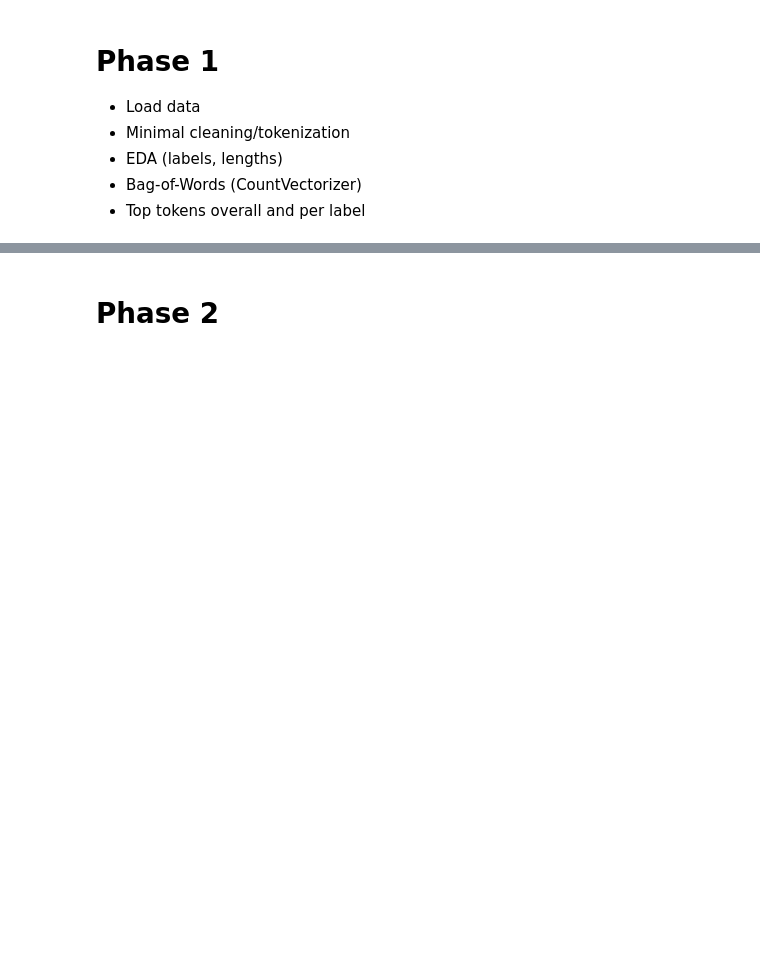
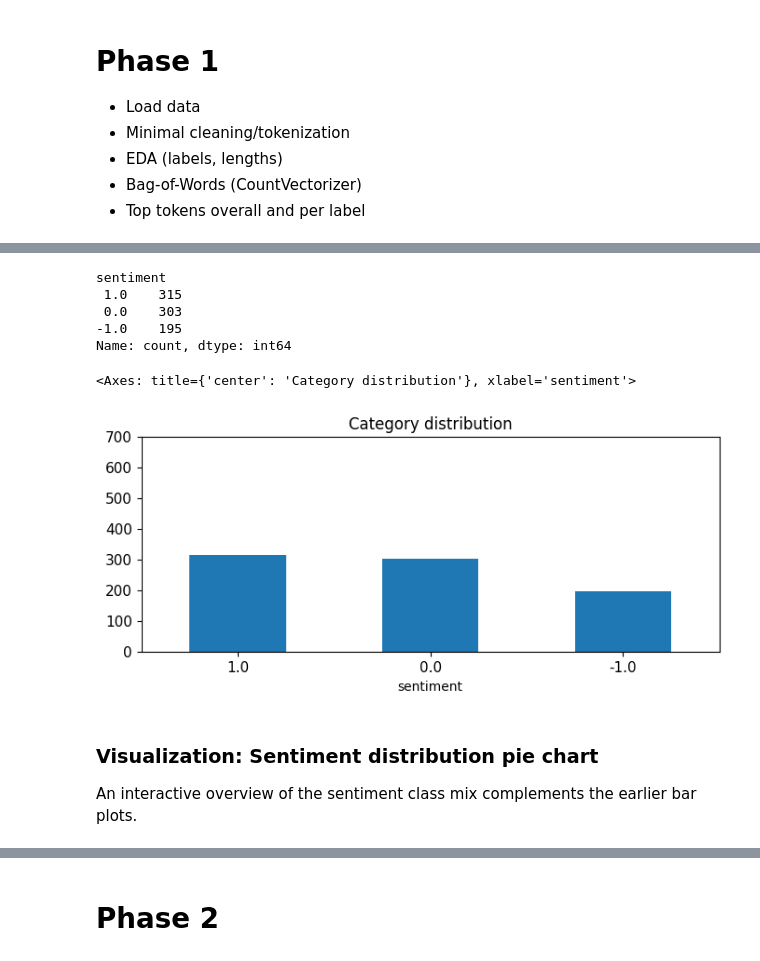
Before and after one commit to David-OliverM/DM2025-Lab1-Exercise, a Jupyter notebook: DM2025-Lab1-Homework.ipynb, the cells around one changed output, grey strips where cells are left out. Saved outputs shown, nothing was run; the diff lists cells and outputs as text; code cells hidden in the pictures; blank space fills up the shorter version.

```diff
--- a/DM2025-Lab1-Homework.ipynb
+++ b/DM2025-Lab1-Homework.ipynb
@@ -386,0 +68,18 @@ Notes:
+# %%
+### Begin Assignment Here
+
+import pandas as pd
+import numpy as np
+import matplotlib.pyplot as plt
+import seaborn as sns
+%matplotlib inline
+import math
+import PAMI
+import umap
+from sklearn.feature_extraction.text import CountVectorizer
+import nltk
+nltk.download('punkt') # download the NLTK datasets
+nltk.download('stopwords') # download the NLTK stopwords
+
+sentiments = pd.read_csv('newdataset/Reddit-stock-sentiment.csv')
+sentiments.head()
@@ -386,0 +99,12 @@ Notes:
+# %%
+sentiments = sentiments[['type', 'title', 'author', 'text','sentiment', 'label']]
+sentiments.dropna(inplace=True)
+
+len(sentiments)
+
+print(sentiments['type'][0:10])
+
+sentiments[sentiments['type'] == 'comment']
+
+# check missing values
+sentiments.isnull()
@@ -386,0 +152,5 @@ Notes:
+# %%
+# Handling Duplicates
+sum(sentiments.duplicated())
+sum(sentiments.duplicated('text'))
+sentiments.drop_duplicates(keep=False, inplace=True) # inplace applies changes directly on our dataframe
@@ -386,0 +216,19 @@ Notes:
+# %%
+print(sentiments.sentiment.value_counts())
+
+# plot barchart for sentiments
+sentiments.sentiment.value_counts().plot(kind = 'bar',
+                                    title = 'Category distribution',
+                                    ylim = [0, 700],
+                                    rot = 0, fontsize = 11, figsize = (8, 3))
+# %% [output]
+sentiment
+ 1.0    315
+ 0.0    303
+-1.0    195
+Name: count, dtype: int64
+<Axes: title={'center': 'Category distribution'}, xlabel='sentiment'>
+[figure, added]
+# %% [markdown]
+### Visualization: Sentiment distribution pie chart
+An interactive overview of the sentiment class mix complements the earlier bar plots.
```
Also changed, not shown: parts of 77 cells of this notebook.
